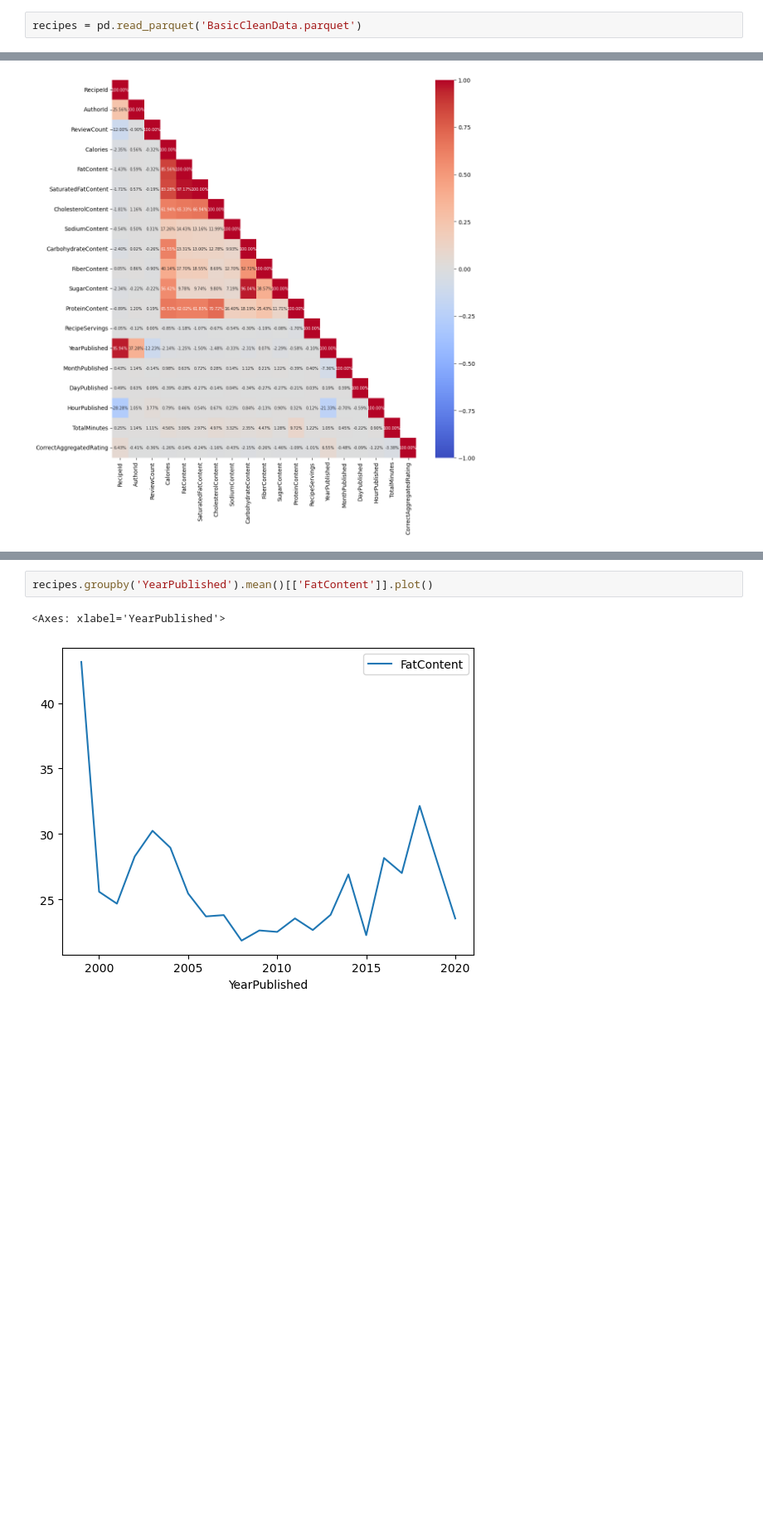
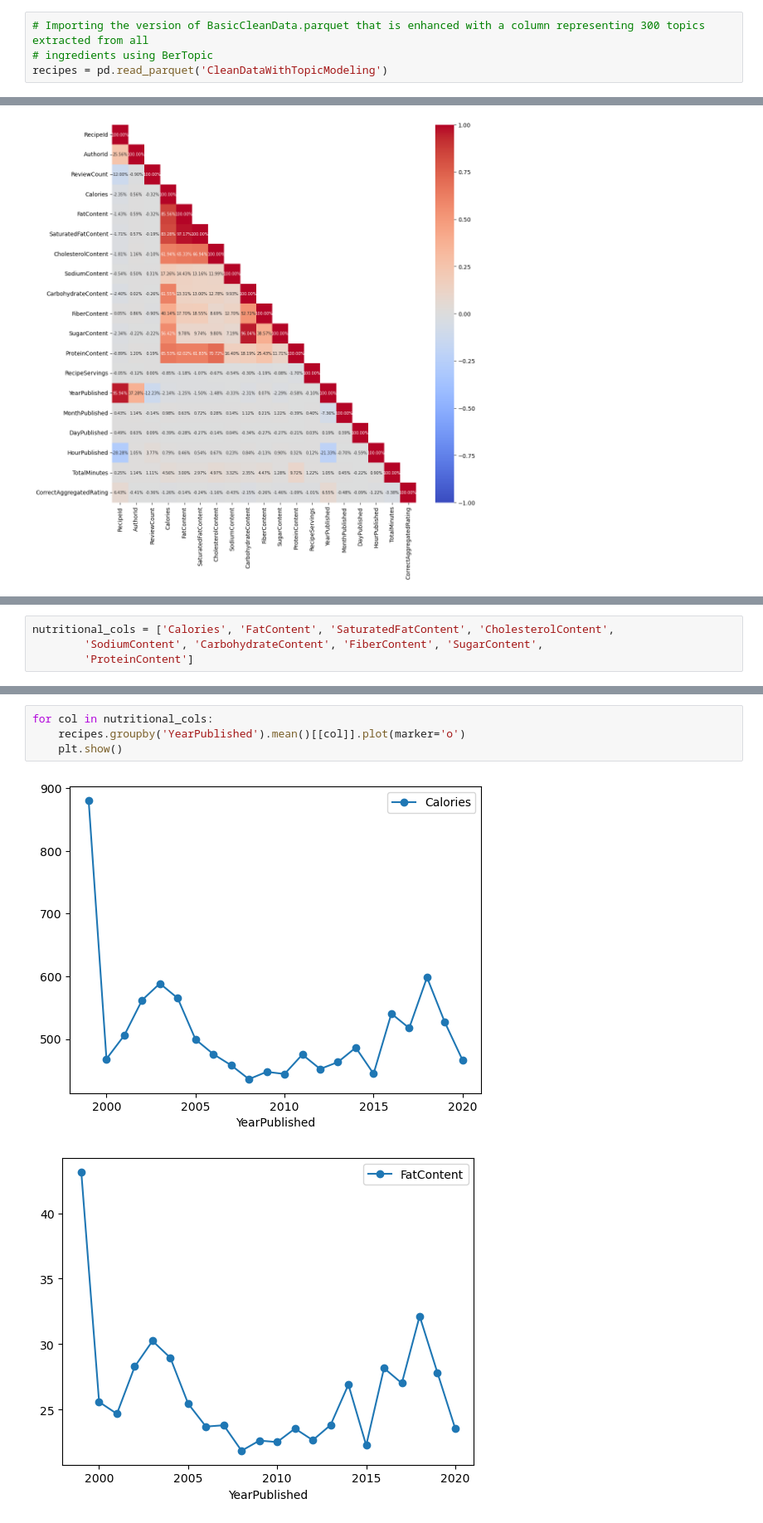
Before and after one commit to amirkiaml/DeepChef-BSTN-Capstone, a Jupyter notebook: EDA.ipynb, the cells around one changed output, grey strips where cells are left out. Shown at 83% size. Cells and saved outputs as stored; diff of their text form; blank space fills up the shorter version.

```diff
--- a/EDA.ipynb
+++ b/EDA.ipynb
@@ -15,7 +30,9 @@ import re
 # This allows scrolling through all the columns. Useful for dataframes with too many columns.
 pd.set_option('display.max_columns', 100)
 # %%
-recipes = pd.read_parquet('BasicCleanData.parquet')
+# Importing the version of BasicCleanData.parquet that is enhanced with a column representing 300 topics extracted from all
+# ingredients using BerTopic
+recipes = pd.read_parquet('CleanDataWithTopicModeling')
 # %%
 recipes.sample(2)
 # %% [output]
@@ -334,0 +833,4 @@ recipes.groupby('YearPublished').mean()
+# %%
+nutritional_cols = ['Calories', 'FatContent', 'SaturatedFatContent', 'CholesterolContent',
+        'SodiumContent', 'CarbohydrateContent', 'FiberContent', 'SugarContent',
+        'ProteinContent']
@@ -335,5 +857,7 @@ recipes.groupby('YearPublished').mean()
 # %%
-recipes.groupby('YearPublished').mean()[['FatContent']].plot()
+for col in nutritional_cols:
+    recipes.groupby('YearPublished').mean()[[col]].plot(marker='o')
+    plt.show()
 # %% [output]
-<Axes: xlabel='YearPublished'>
-[figure, old version]
+[figure, new version]
+[figure, added]
```
Also changed, not shown: parts of 122 cells of this notebook.
